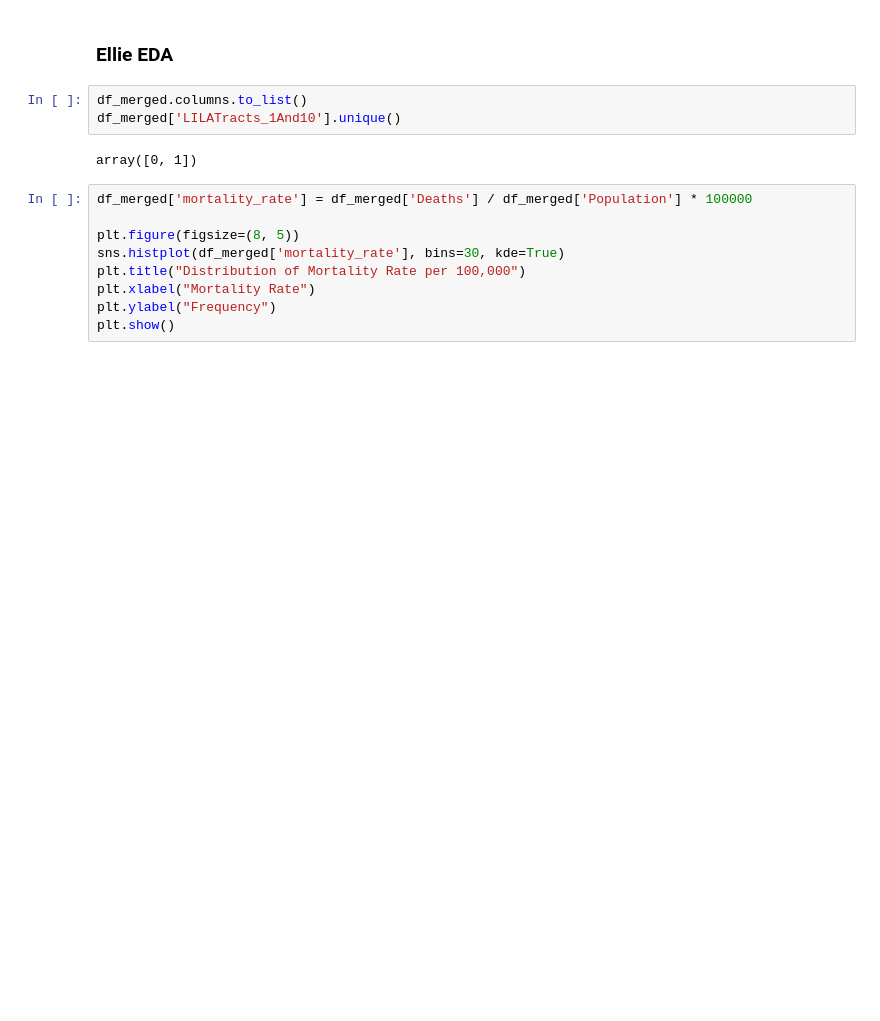
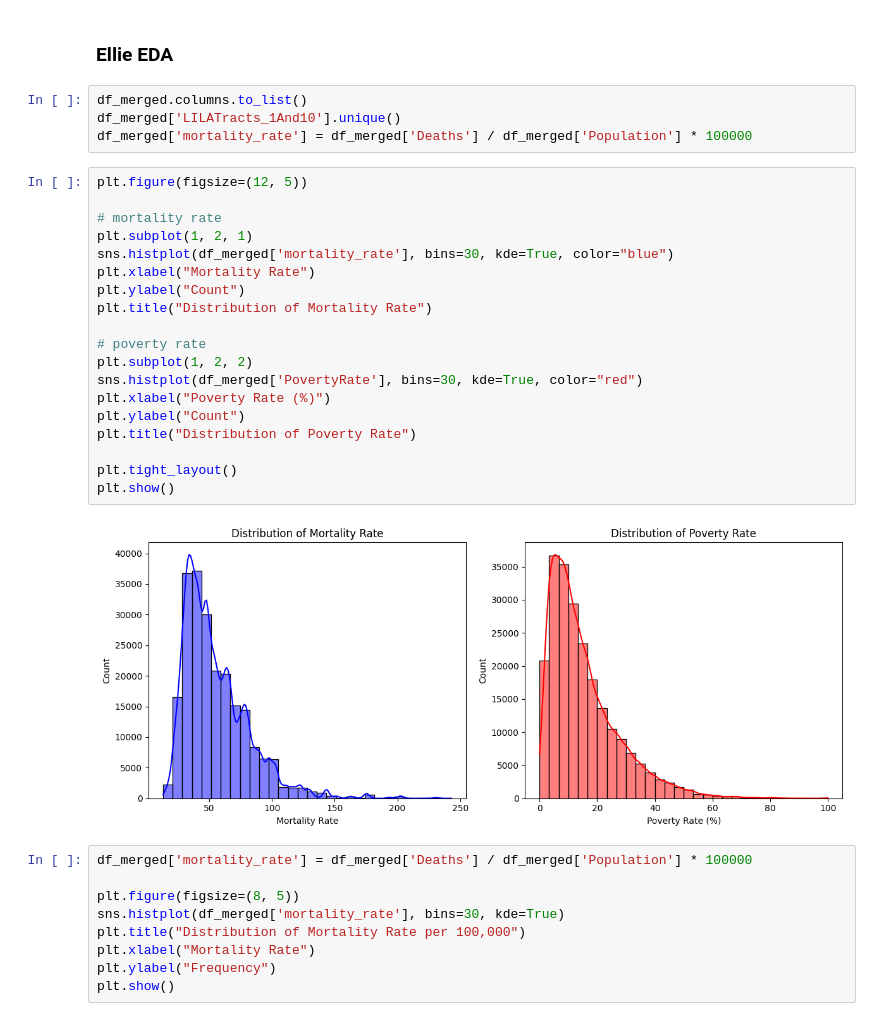
Before and after one commit to marklee4823/math189_project, a Jupyter notebook: Notebook.ipynb, the cells around one changed output. Cells and saved outputs as stored; diff of their text form; blank space fills up the shorter version.

```diff
--- a/Notebook.ipynb
+++ b/Notebook.ipynb
@@ -225,8 +225,28 @@ df_merged
 # %%
 df_merged.columns.to_list()
 df_merged['LILATracts_1And10'].unique()
+df_merged['mortality_rate'] = df_merged['Deaths'] / df_merged['Population'] * 100000
-# %% [output]
-array([0, 1])
+# %%
+plt.figure(figsize=(12, 5))
+
+# mortality rate
+plt.subplot(1, 2, 1)
+sns.histplot(df_merged['mortality_rate'], bins=30, kde=True, color="blue")
+plt.xlabel("Mortality Rate")
+plt.ylabel("Count")
+plt.title("Distribution of Mortality Rate")
+
+# poverty rate
+plt.subplot(1, 2, 2)
+sns.histplot(df_merged['PovertyRate'], bins=30, kde=True, color="red")
+plt.xlabel("Poverty Rate (%)")
+plt.ylabel("Count")
+plt.title("Distribution of Poverty Rate")
+
+plt.tight_layout()
+plt.show()
+# %% [output]
+[figure, added]
 # %%
 df_merged['mortality_rate'] = df_merged['Deaths'] / df_merged['Population'] * 100000
 
```
Also changed, not shown: parts of 6 cells of this notebook.
